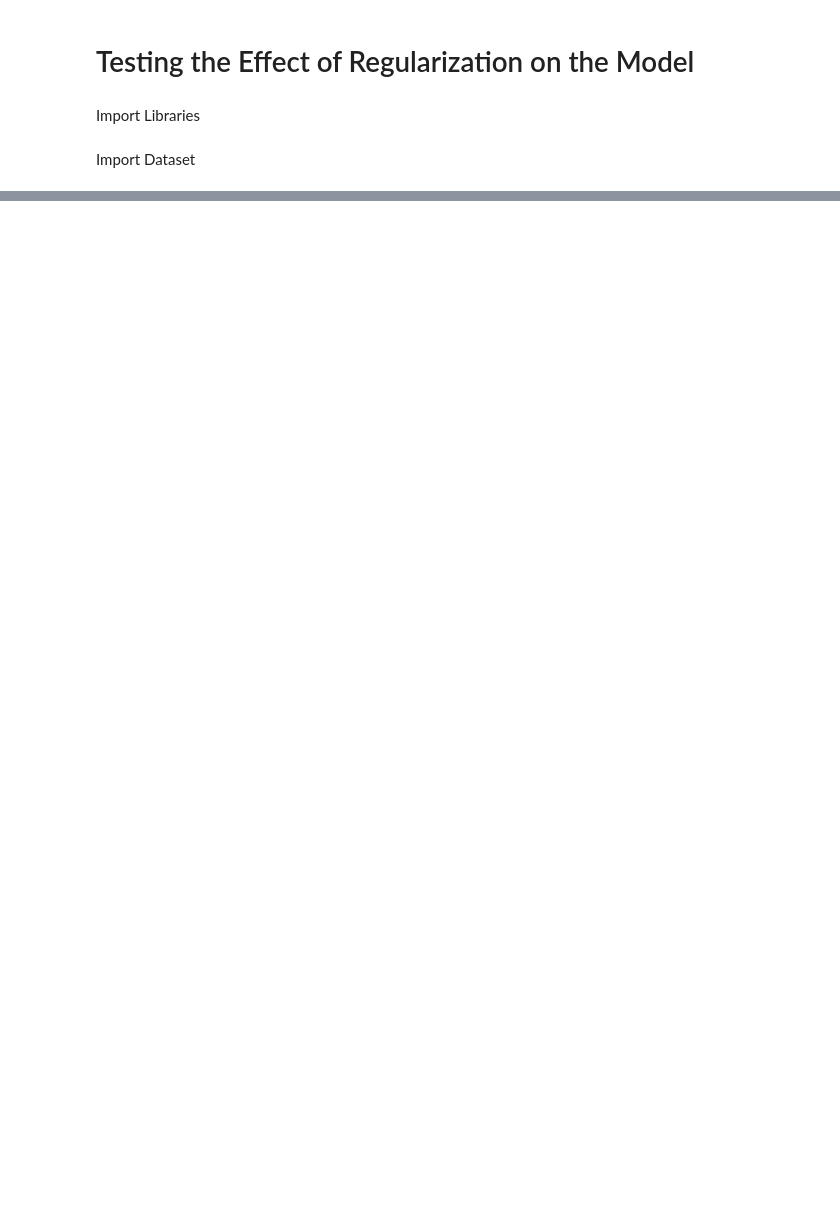
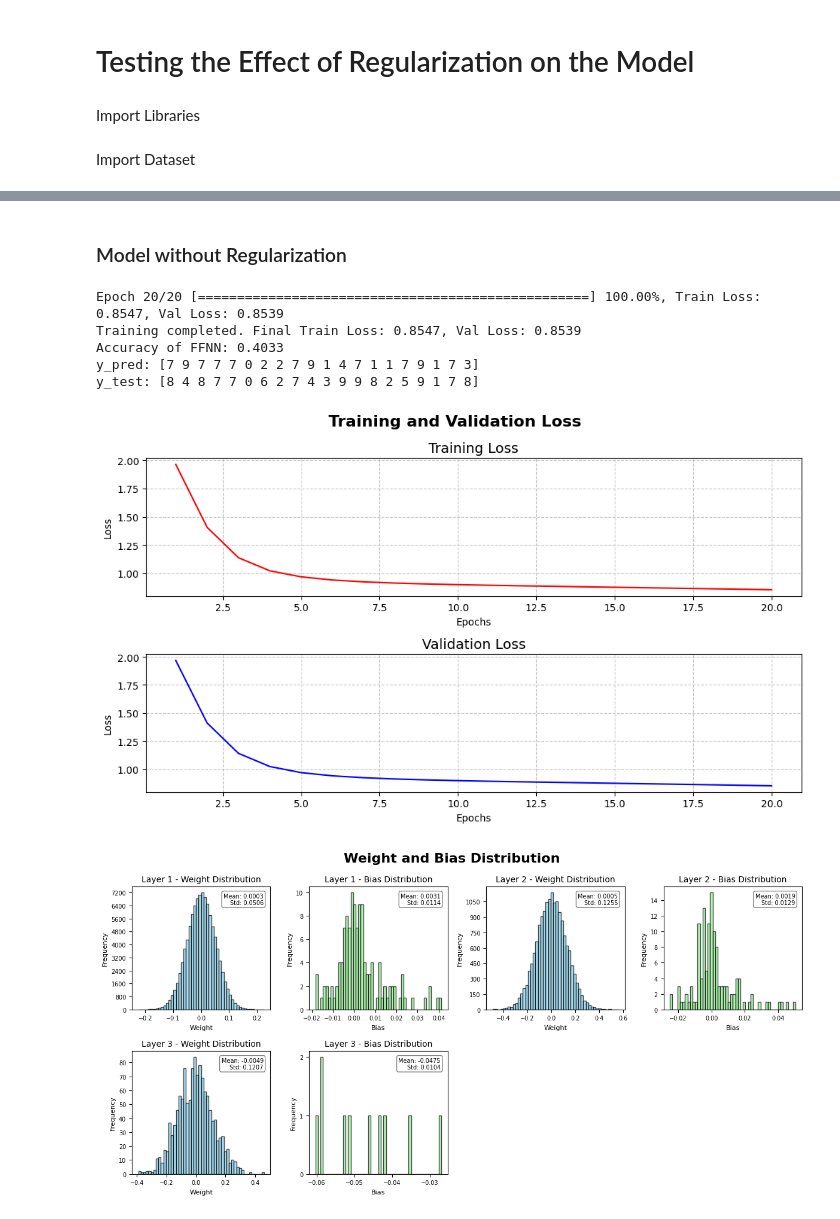
Before and after one commit to Agil0975/Tubes1_ML_IF3270, a Jupyter notebook: src/Testing_6.ipynb, the cells around one changed output, grey strips where cells are left out. Saved outputs shown, nothing was run; the diff lists cells and outputs as text; code cells hidden in the pictures; blank space fills up the shorter version.

Commit message:
chore: add testing for regularization hyperparameter

```diff
--- a/src/Testing_6.ipynb
+++ b/src/Testing_6.ipynb
@@ -48,0 +55,42 @@ print(f"Shape y_test (one-hot): {y_test_one_hot.shape}")    # (14000, 10)
+# %% [markdown]
+### Model without Regularization
+# %%
+model1 = FFNN()
+
+# Add layers to the model
+model1.add_layer(784)
+model1.add_layer(128, activation_function='relu', initialization_method="he_normal", seed=42)
+model1.add_layer(128, activation_function='relu', initialization_method="he_normal", seed=42)
+model1.add_layer(10, activation_function='sigmoid', initialization_method="xavier_normal", seed=42)
+
+# Train the model
+model1.train(X_train, y_train_one_hot, X_test, y_test_one_hot,
+            learning_rate=0.001, batch_size=64, epochs=20, loss_function="MSE", verbose=1,
+            l1_lambda=0.0, l2_lambda=0.0, seed=42)
+
+# Predict the labels for the test set
+y_pred = model1.predict(X_test)
+y_pred_label = np.argmax(y_pred, axis=1)
+
+# Accuracy
+accuracy = accuracy_score(y_test, y_pred_label)
+print(f"Accuracy of FFNN: {accuracy:.4f}")
+print(f"y_pred: {y_pred_label[:20]}")
+print(f"y_test: {y_test[:20]}")
+
+# Plot the loss curve
+model1.plot_loss_function()
+
+# Plot weights distribution for all layers
+model1.plot_weight_distribution()
+
+# Plot weights gradient distribution for all layers
+model1.plot_gradient_distribution()
+# %% [output]
+Epoch 20/20 [==================================================] 100.00%, Train Loss: 0.8547, Val Loss: 0.8539
+Training completed. Final Train Loss: 0.8547, Val Loss: 0.8539
+Accuracy of FFNN: 0.4033
+y_pred: [7 9 7 7 7 0 2 2 7 9 1 4 7 1 1 7 9 1 7 3]
+y_test: [8 4 8 7 7 0 6 2 7 4 3 9 9 8 2 5 9 1 7 8]
+[figure, added]
+[figure, added]
```
Also changed, not shown: parts of 6 cells of this notebook.
